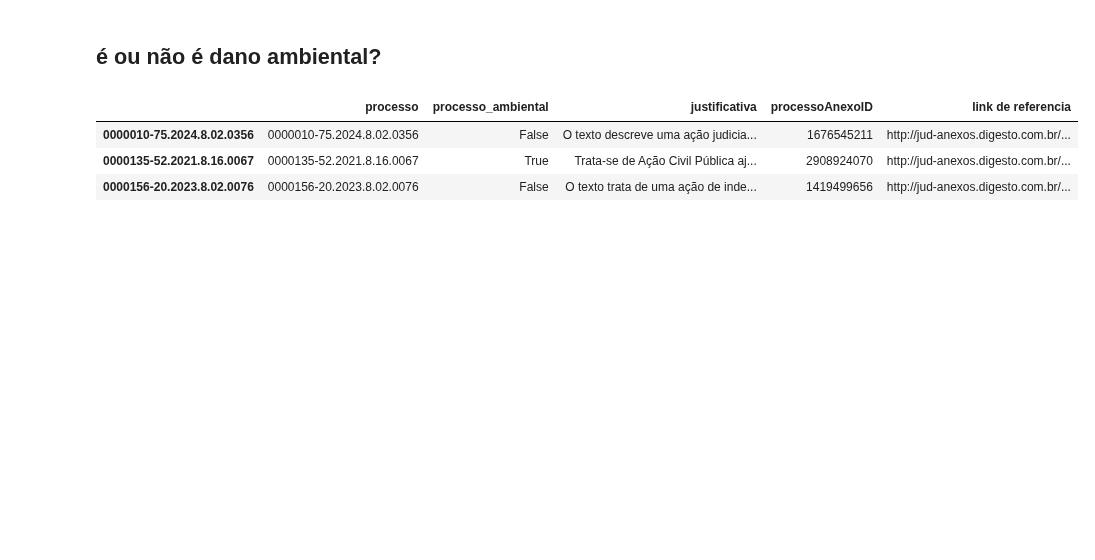
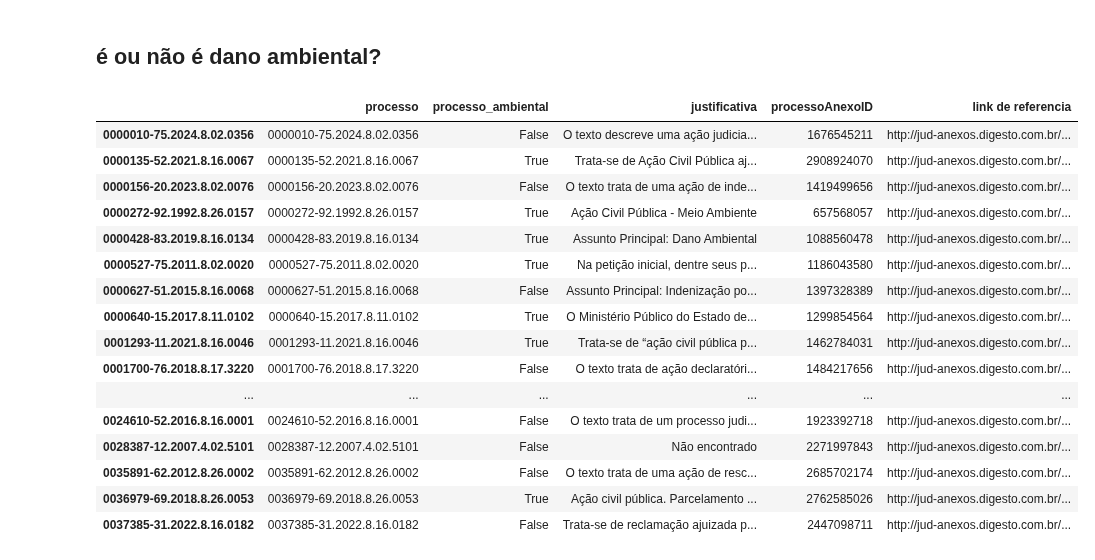
Before and after one commit to pedronery07/Projeto_InsperData_AECOM, a Jupyter notebook: testes_gemini/gemini.ipynb, the cells around one changed output. Cells and saved outputs as stored; diff of their text form; code cells hidden in the pictures; blank space fills up the shorter version.

```diff
--- a/testes_gemini/gemini.ipynb
+++ b/testes_gemini/gemini.ipynb
@@ -733,17 +734,32 @@ for processo in processos_unicos_50:
 # %%
 respostas_danoambiental_50 = pd.DataFrame.from_dict(respostas_dano_ambiental_50, orient='index')
 
-respostas_danoambiental_50 = pd.DataFrame.from_dict(respostas_dano_ambiental_50, orient='index').columns = [
+respostas_danoambiental_50.columns = [
     "processo",
     "processo_ambiental",
     "justificativa",
     'processoAnexoID',
     'link de referencia'
     ]
+# %%
+respostas_danoambiental_50
+# %% [output]
+|  | processo | processo_ambiental | justificativa | processoAnexoID | link de referencia |
+| 0000010-75.2024.8.02.0356 | 0000010-75.2024.8.02.0356 | False | O texto descreve uma ação judicia... | 1676545211 | http://jud-anexos.digesto.com.br/... |
+| 0000135-52.2021.8.16.0067 | 0000135-52.2021.8.16.0067 | True | Trata-se de Ação Civil Pública aj... | 2908924070 | http://jud-anexos.digesto.com.br/... |
+| 0000156-20.2023.8.02.0076 | 0000156-20.2023.8.02.0076 | False | O texto trata de uma ação de inde... | 1419499656 | http://jud-anexos.digesto.com.br/... |
+| 0000272-92.1992.8.26.0157 | 0000272-92.1992.8.26.0157 | True | Ação Civil Pública - Meio Ambiente | 657568057 | http://jud-anexos.digesto.com.br/... |
+| 0000428-83.2019.8.16.0134 | 0000428-83.2019.8.16.0134 | True | Assunto Principal: Dano Ambiental | 1088560478 | http://jud-anexos.digesto.com.br/... |
+| 0000527-75.2011.8.02.0020 | 0000527-75.2011.8.02.0020 | True | Na petição inicial, dentre seus p... | 1186043580 | http://jud-anexos.digesto.com.br/... |
+| 0000627-51.2015.8.16.0068 | 0000627-51.2015.8.16.0068 | False | Assunto Principal: Indenização po... | 1397328389 | http://jud-anexos.digesto.com.br/... |
+| 0000640-15.2017.8.11.0102 | 0000640-15.2017.8.11.0102 | True | O Ministério Público do Estado de... | 1299854564 | http://jud-anexos.digesto.com.br/... |
+| 0001293-11.2021.8.16.0046 | 0001293-11.2021.8.16.0046 | True | Trata-se de “ação civil pública p... | 1462784031 | http://jud-anexos.digesto.com.br/... |
+| 0001700-76.2018.8.17.3220 | 0001700-76.2018.8.17.3220 | False | O texto trata de ação declaratóri... | 1484217656 | http://jud-anexos.digesto.com.br/... |
+| ... | ... | ... | ... | ... | ... |
+| 0024610-52.2016.8.16.0001 | 0024610-52.2016.8.16.0001 | False | O texto trata de um processo judi... | 1923392718 | http://jud-anexos.digesto.com.br/... |
+| 0028387-12.2007.4.02.5101 | 0028387-12.2007.4.02.5101 | False | Não encontrado | 2271997843 | http://jud-anexos.digesto.com.br/... |
+| 0035891-62.2012.8.26.0002 | 0035891-62.2012.8.26.0002 | False | O texto trata de uma ação de resc... | 2685702174 | http://jud-anexos.digesto.com.br/... |
+| 0036979-69.2018.8.26.0053 | 0036979-69.2018.8.26.0053 | True | Ação civil pública. Parcelamento ... | 2762585026 | http://jud-anexos.digesto.com.br/... |
+| 0037385-31.2022.8.16.0182 | 0037385-31.2022.8.16.0182 | False | Trata-se de reclamação ajuizada p... | 2447098711 | http://jud-anexos.digesto.com.br/... |
 # %%
-respostas_danoambiental
+respostas_danoambiental_50.to_excel("respostas_danoambiental_50.xlsx")
-# %% [output]
-|  | processo | processo_ambiental | justificativa | processoAnexoID | link de referencia |
-| 0000010-75.2024.8.02.0356 | 0000010-75.2024.8.02.0356 | False | O texto descreve uma ação judicia... | 1676545211 | http://jud-anexos.digesto.com.br/... |
-| 0000135-52.2021.8.16.0067 | 0000135-52.2021.8.16.0067 | True | Trata-se de Ação Civil Pública aj... | 2908924070 | http://jud-anexos.digesto.com.br/... |
-| 0000156-20.2023.8.02.0076 | 0000156-20.2023.8.02.0076 | False | O texto trata de uma ação de inde... | 1419499656 | http://jud-anexos.digesto.com.br/... |
```
Also changed, not shown: parts of 1 cell of this notebook.
